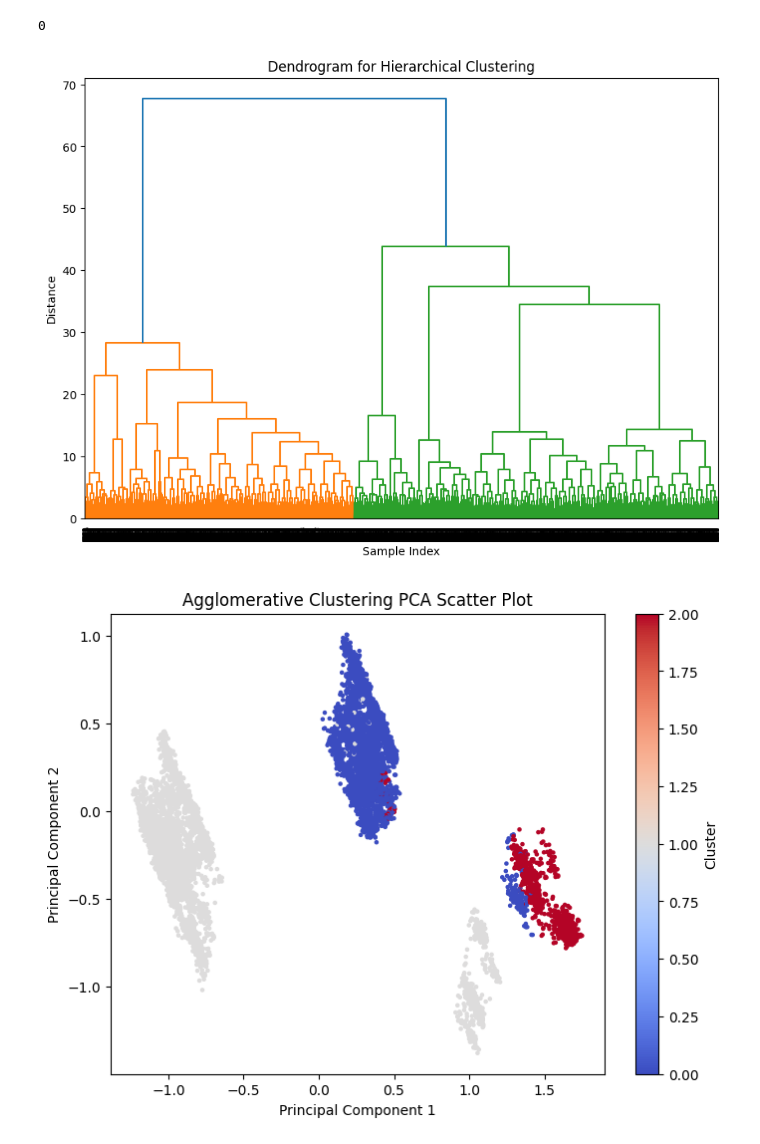
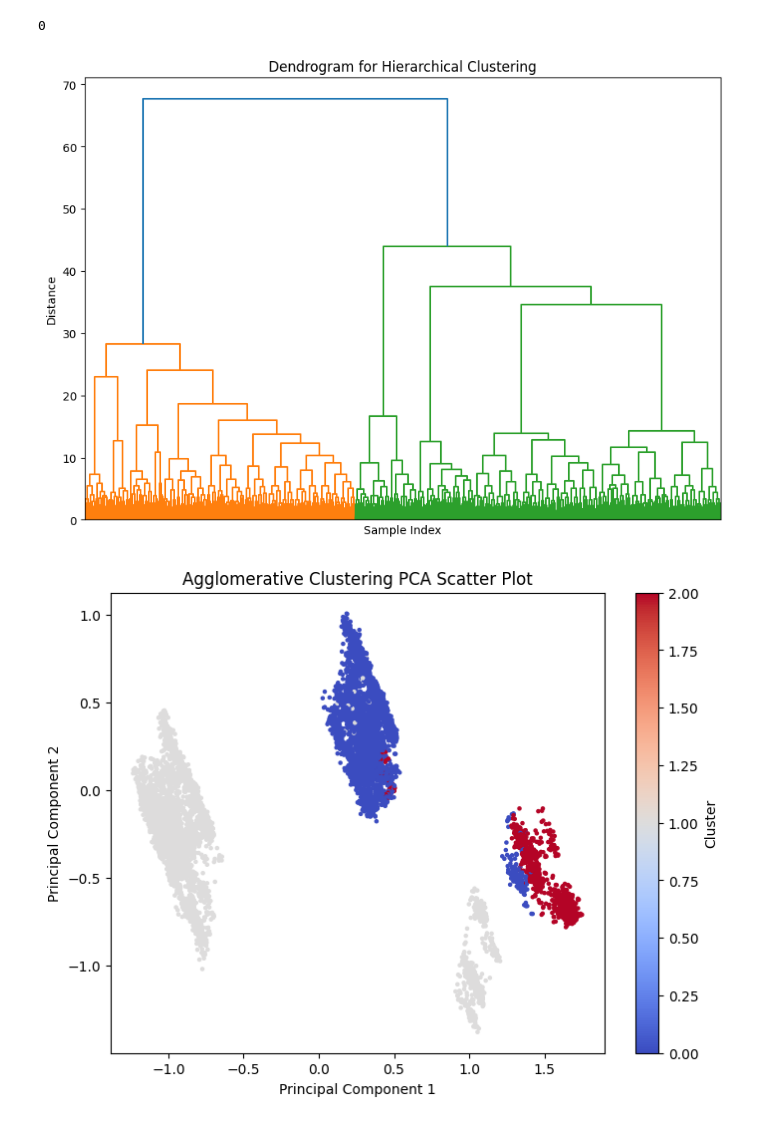
Before and after one commit to FraserW123/airline_project, a Jupyter notebook: main_clusters.ipynb, the cells around one changed output. Cells and saved outputs as stored; diff of their text form; code cells hidden in the pictures.

Commit message:
worked on readme + added plots

```diff
--- a/main_clusters.ipynb
+++ b/main_clusters.ipynb
@@ -144,21 +143,21 @@ visualize_cluster(reduced_data_tsne[:, 0], reduced_data_tsne[:, 1], kmeans_label
 # %%
 # Hierarchical Clustering (Agglomerative Clustering)
 
 from sklearn.cluster import AgglomerativeClustering
 from scipy.cluster.hierarchy import dendrogram, linkage
 
 # Compute the linkage matrix
 Z = linkage(df_normalize, method='ward')  # 'ward' minimizes the variance of clusters
 
 # Plot the dendrogram
 plt.figure(figsize=(10, 7))
-dendrogram(Z)
+dendrogram(Z, no_labels=True)
 plt.title('Dendrogram for Hierarchical Clustering')
 plt.xlabel('Sample Index')
 plt.ylabel('Distance')
 plt.show()
 # %% [output]
-[figure, old version]
+[figure, new version]
 # %%
 # The visualization of the dendrogram suggest that k=3, because there are three large vertical gaps in the upper levels of the tree
 # the blue line at the top shows the largest merges, and splits off into three main groups
```
Also changed, not shown: parts of 1 cell of this notebook, 13 other files.
